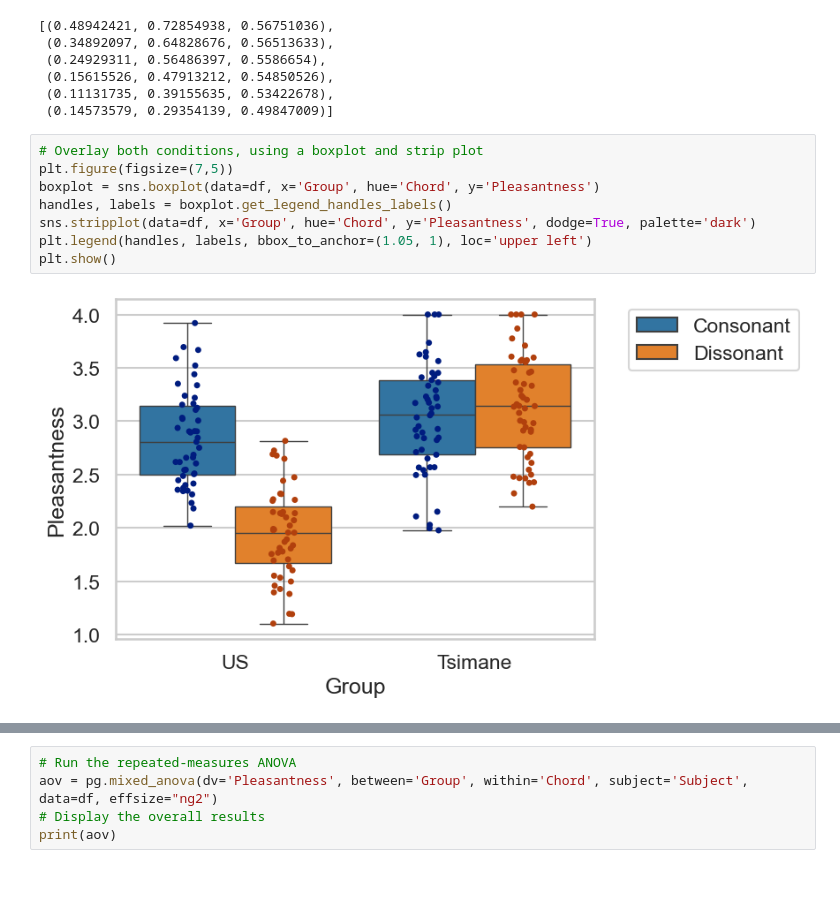
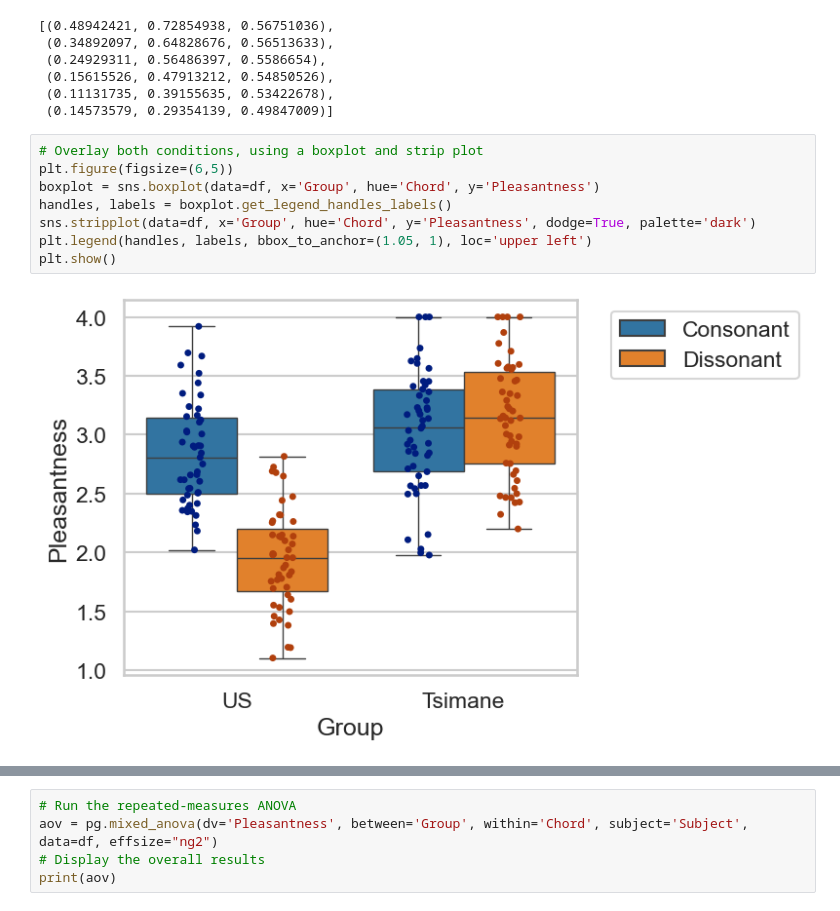
Before and after one commit to natezuk/stats-visualizations, a Jupyter notebook: anova_lectures_2024/rm_mixed_chords.ipynb, the cells around one changed output, grey strips where cells are left out. Drawn from its saved outputs; the diff is of its cells as text; blank space fills up the shorter version.

```diff
--- a/anova_lectures_2024/rm_mixed_chords.ipynb
+++ b/anova_lectures_2024/rm_mixed_chords.ipynb
@@ -82,11 +94,11 @@ sns.color_palette("crest")
  (0.14573579, 0.29354139, 0.49847009)]
 # %%
 # Overlay both conditions, using a boxplot and strip plot
-plt.figure(figsize=(7,5))
+plt.figure(figsize=(6,5))
 boxplot = sns.boxplot(data=df, x='Group', hue='Chord', y='Pleasantness')
 handles, labels = boxplot.get_legend_handles_labels()
 sns.stripplot(data=df, x='Group', hue='Chord', y='Pleasantness', dodge=True, palette='dark')
 plt.legend(handles, labels, bbox_to_anchor=(1.05, 1), loc='upper left')
 plt.show()
 # %% [output]
-[figure, old version]
+[figure, new version]
```
Also changed, not shown: parts of 2 cells of this notebook, 4 other files.
